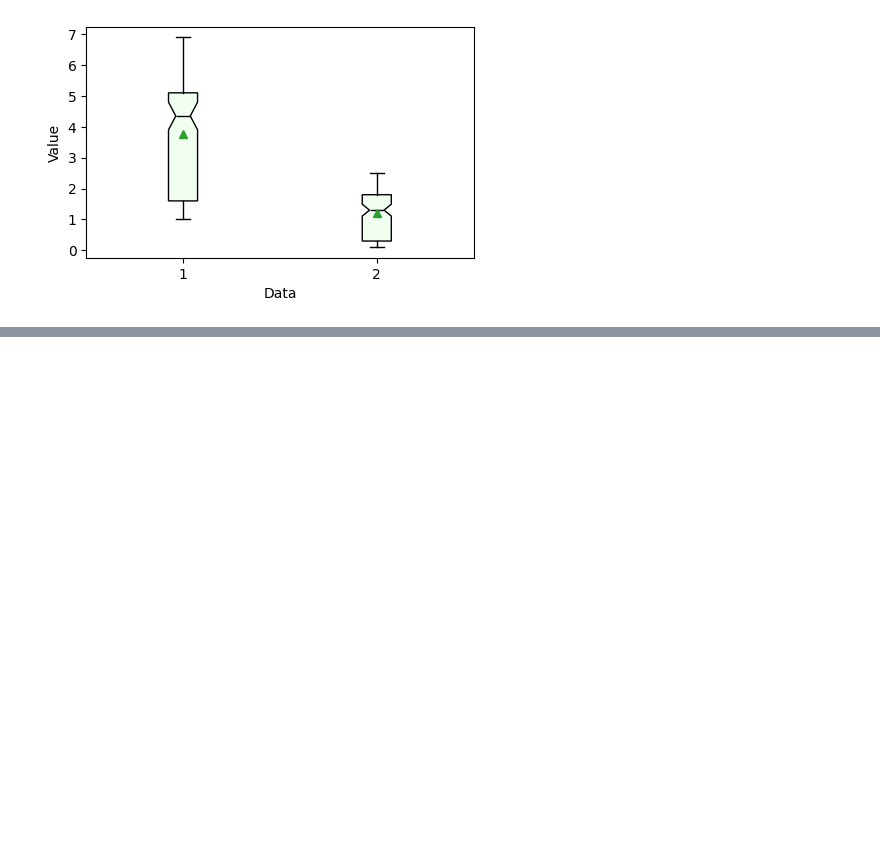
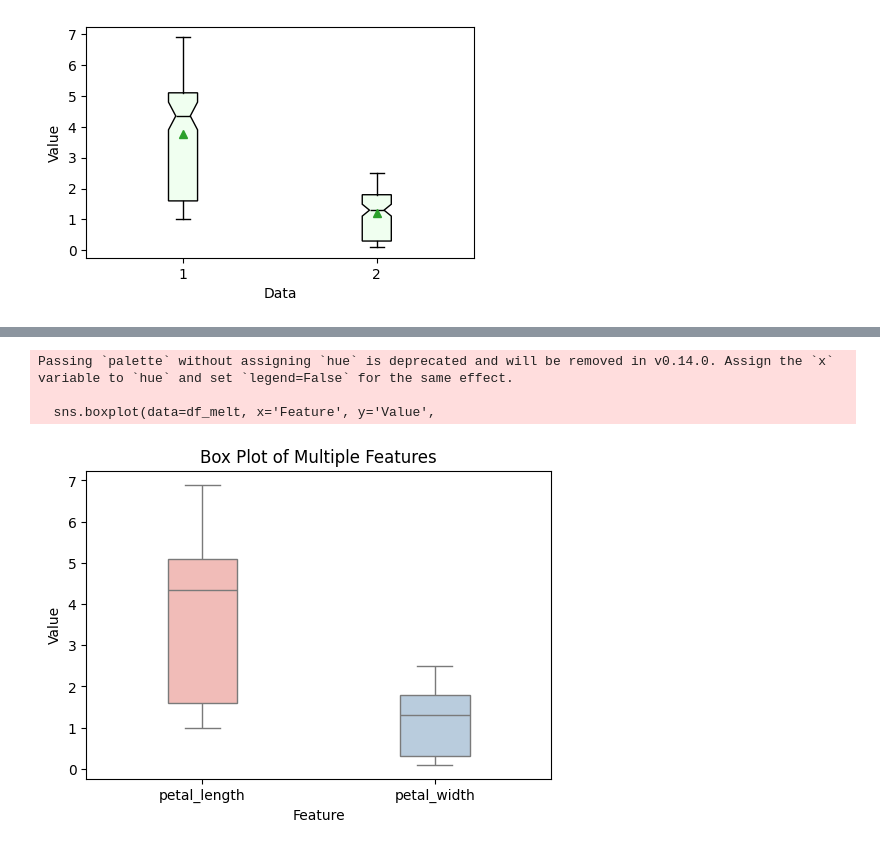
Before and after one commit to Md-Maruf-1727/LearningPractices, a Jupyter notebook: Vizualization/Vizualization1.ipynb, the cells around one changed output, grey strips where cells are left out. Cells and saved outputs as stored; diff of their text form; code cells hidden in the pictures; blank space fills up the shorter version.

```diff
--- a/Vizualization/Vizualization1.ipynb
+++ b/Vizualization/Vizualization1.ipynb
@@ -278,0 +279,15 @@ sns.boxplot(data=mainiris_data, y='sepal_length',
+# %%
+df_melt = mainiris_data.melt(value_vars=['petal_length', 'petal_width'],
+                             var_name='Feature',
+                             value_name='Value')
+plt.figure(figsize=(6,4))
+sns.boxplot(data=df_melt, x='Feature', y='Value',
+            palette='Pastel1',
+            width=0.3)
+plt.title('Box Plot of Multiple Features')
+plt.show()
+# %% [output]
+Passing `palette` without assigning `hue` is deprecated and will be removed in v0.14.0. Assign the `x` variable to `hue` and set `legend=False` for the same effect.
+
+  sns.boxplot(data=df_melt, x='Feature', y='Value',
+[figure, added]
```
Also changed, not shown: parts of 1 cell of this notebook.
